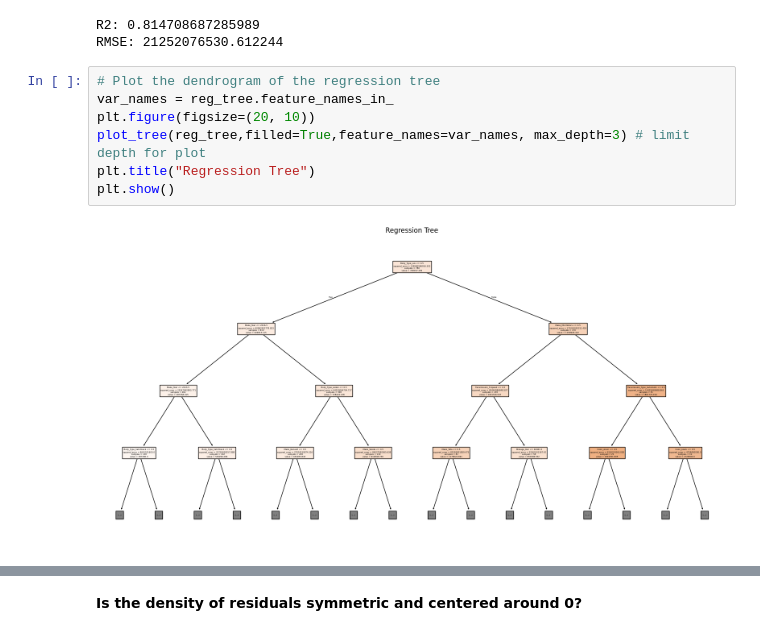
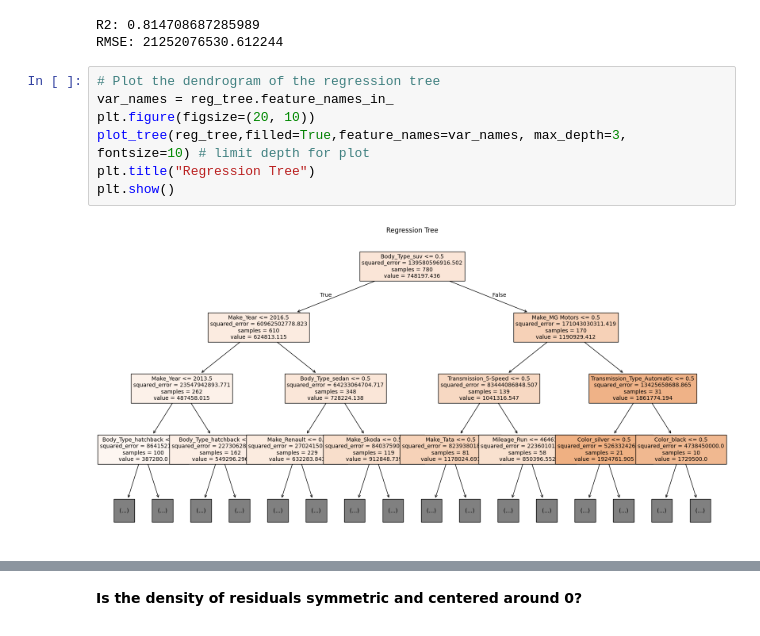
Before and after one commit to kpunsalan8/trees-KP, a Jupyter notebook: assignment/assignment.ipynb, the cells around one changed output, grey strips where cells are left out. Saved outputs shown, nothing was run; the diff lists cells and outputs as text.

```diff
--- a/assignment/assignment.ipynb
+++ b/assignment/assignment.ipynb
@@ -152,12 +152,12 @@ RMSE: 21252076530.612244
 # %%
 # Plot the dendrogram of the regression tree
 var_names = reg_tree.feature_names_in_
 plt.figure(figsize=(20, 10))
-plot_tree(reg_tree,filled=True,feature_names=var_names, max_depth=3) # limit depth for plot
+plot_tree(reg_tree,filled=True,feature_names=var_names, max_depth=3, fontsize=10) # limit depth for plot
 plt.title("Regression Tree")
 plt.show()
 # %% [output]
-[figure, old version]
+[figure, new version]
 # %%
 # Plot the residuals
 residuals = y_test - y_pred_tree
```
Also changed, not shown: parts of 1 cell of this notebook.
